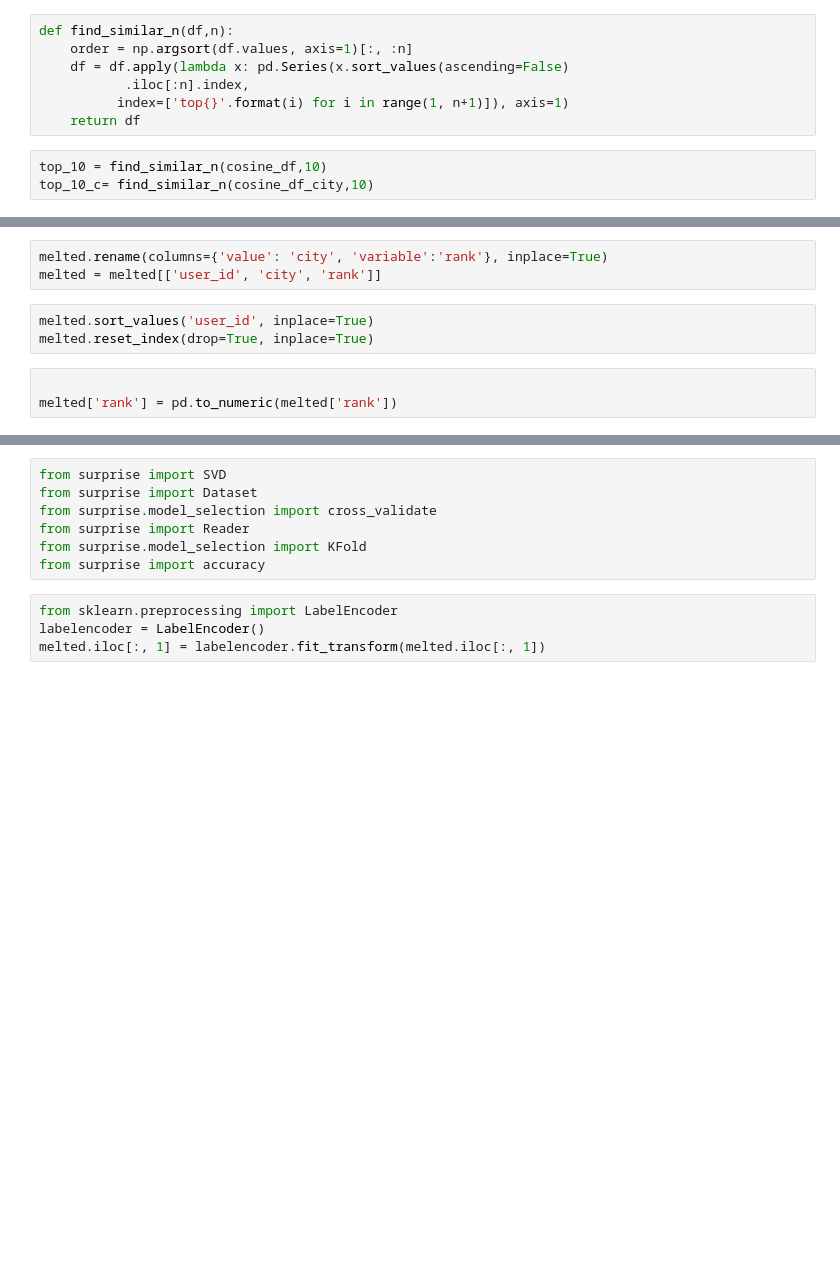
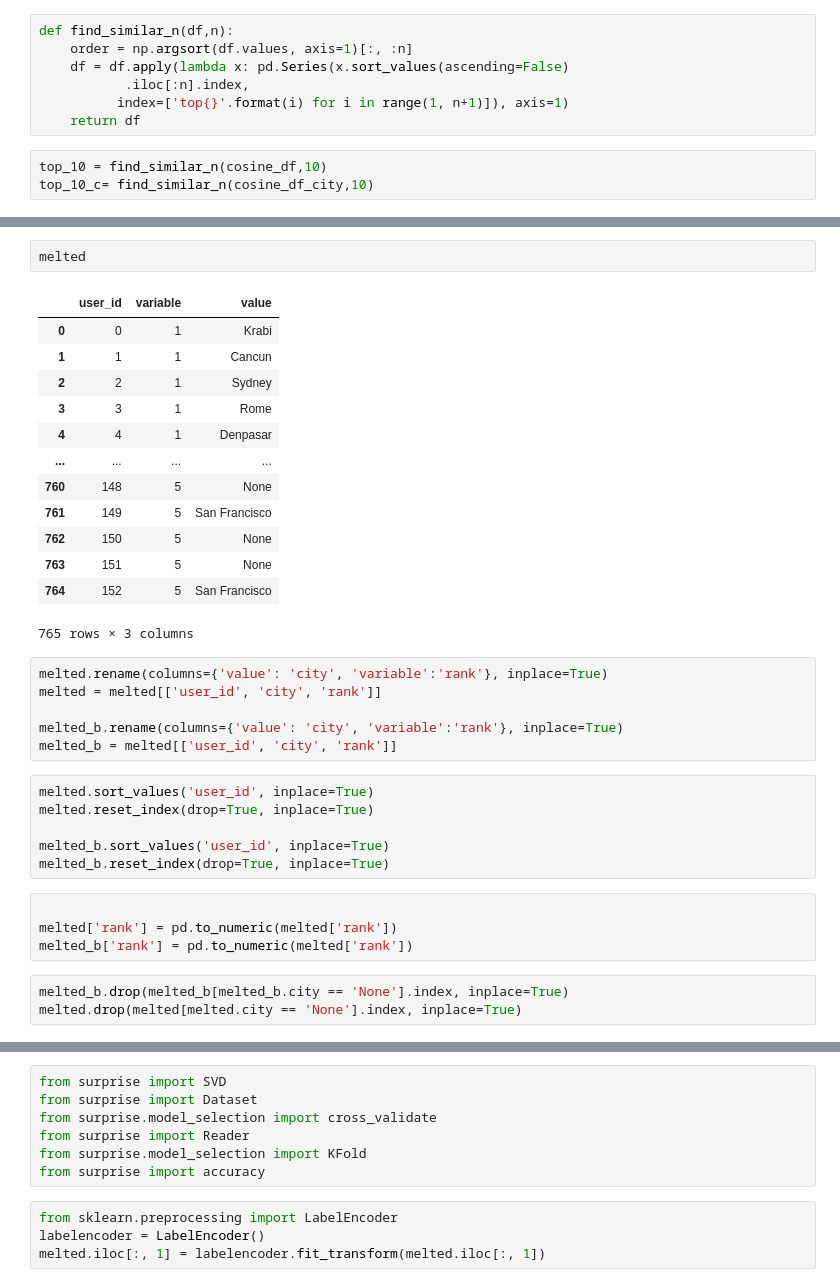
Before and after one commit to Maddienis/travel_app_sm, a Jupyter notebook: notebooks/survey_responses.ipynb, the cells around one changed output, grey strips where cells are left out. Saved outputs shown, nothing was run; the diff lists cells and outputs as text; blank space fills up the shorter version.

```diff
--- a/notebooks/survey_responses.ipynb
+++ b/notebooks/survey_responses.ipynb
@@ -97,11 +263,37 @@ melted = pd.melt(df, id_vars = ['user_id'], value_vars = [1,2,3])
 #price_level = city_df.pivot_table(index=['country', 'city', 'id'], columns='price_level', values='name', aggfunc='first')
 #pd.melt(df, id_vars =['Name'], value_vars =['Course'])
+# %%
+melted
+# %% [output]
+|  | user_id | variable | value |
+| 0 | 0 | 1 | Krabi |
+| 1 | 1 | 1 | Cancun |
+| 2 | 2 | 1 | Sydney |
+| 3 | 3 | 1 | Rome |
+| 4 | 4 | 1 | Denpasar |
+| ... | ... | ... | ... |
+| 760 | 148 | 5 | None |
+| 761 | 149 | 5 | San Francisco |
+| 762 | 150 | 5 | None |
+| 763 | 151 | 5 | None |
+| 764 | 152 | 5 | San Francisco |
+765 rows × 3 columns
 # %%
 melted.rename(columns={'value': 'city', 'variable':'rank'}, inplace=True)
 melted = melted[['user_id', 'city', 'rank']]
+
+melted_b.rename(columns={'value': 'city', 'variable':'rank'}, inplace=True)
+melted_b = melted[['user_id', 'city', 'rank']]
 # %%
 melted.sort_values('user_id', inplace=True)
 melted.reset_index(drop=True, inplace=True)
+
+melted_b.sort_values('user_id', inplace=True)
+melted_b.reset_index(drop=True, inplace=True)
 # %%
 
 melted['rank'] = pd.to_numeric(melted['rank'])
+melted_b['rank'] = pd.to_numeric(melted['rank'])
+# %%
+melted_b.drop(melted_b[melted_b.city == 'None'].index, inplace=True)
+melted.drop(melted[melted.city == 'None'].index, inplace=True)
```
Also changed, not shown: parts of 18 cells of this notebook.
